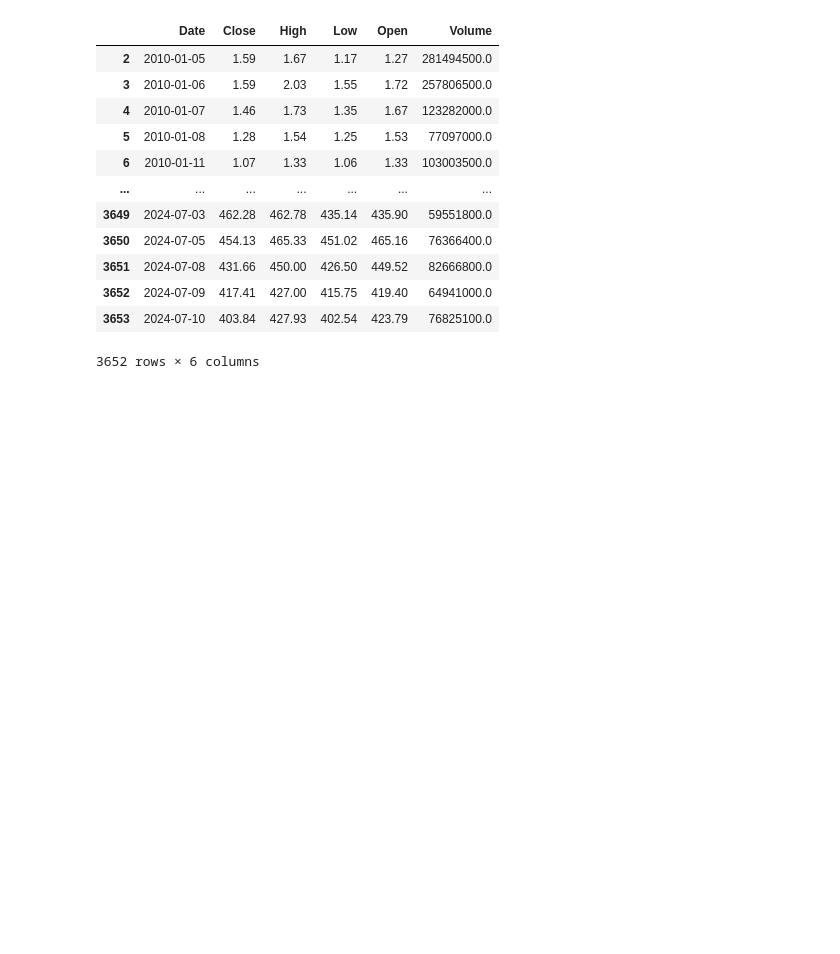
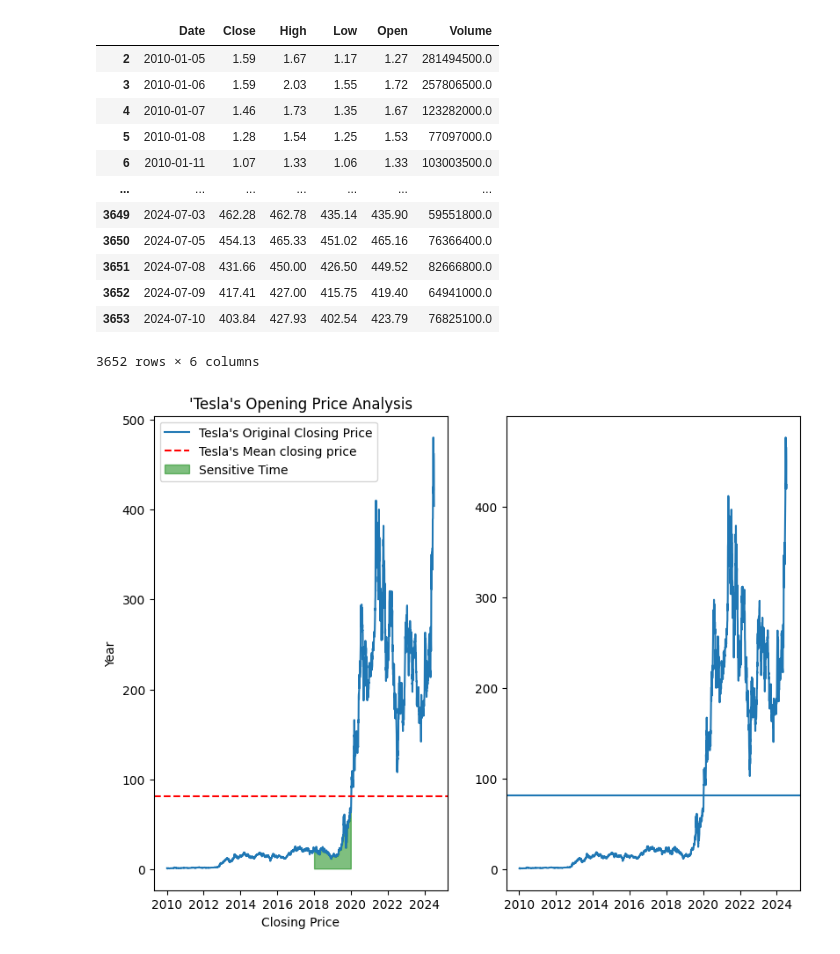
Before and after one commit to tanmaykumarchaki/AI-Driven-Market-Transformation-Analytics, a Jupyter notebook: ai-market-regime-shift-analysis/data_import.ipynb, the cells around one changed output. Saved outputs shown, nothing was run; the diff lists cells and outputs as text; code cells hidden in the pictures; blank space fills up the shorter version.

```diff
--- a/ai-market-regime-shift-analysis/data_import.ipynb
+++ b/ai-market-regime-shift-analysis/data_import.ipynb
@@ -270,7 +270,7 @@ df2
 # %%
 x_close = df2['Close'].values
 x_close_mean = x_close.mean()
-
+y_min_close = min(x_close)
 x_open = df2['Open'].values
 x_open_mean = x_close.mean()
 
@@ -284,4 +284,31 @@ x_volume = df2['Volume'].values
 x_volume_mean = x_volume.mean()
 
 y_tesla = df2['Date'].values
-mask_tesla = ((df2['Date'] >= "2018-01-01") & (df2['Date'] >= "2020-01-01"))
+mask_tesla = ((df2['Date'] >= "2018-01-01") & (df2['Date'] <= "2020-01-01"))
+# %%
+plt.figure(figsize=(25,7))
+
+plt.subplot(1,5,1)
+plt.plot(y_tesla, x_close, label= "Tesla's Original Closing Price")
+plt.axhline(x_close_mean, color = 'r',linestyle ='--', label = "Tesla's Mean closing price")
+plt.fill_between(
+    y_tesla,x_close,
+    y_min_close,
+    where=mask_tesla,
+    color = 'g',
+    alpha = 0.5,
+    label = "Sensitive Time"
+)
+plt.legend()
+plt.xlabel('Closing Price')
+plt.ylabel('Year')
+plt.title("'Tesla's Opening Price Analysis")
+
+
+plt.subplot(1,5,2)
+plt.plot(y_tesla, x_open, label = "Tesla's Original Opening Price")
+plt.axhline(x_open_mean)
+plt
+plt.show()
+# %% [output]
+[figure, added]
```
